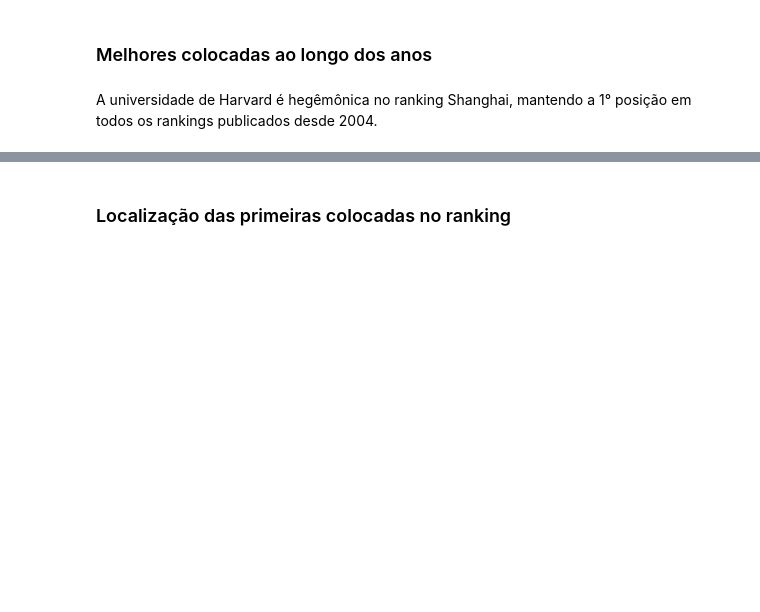
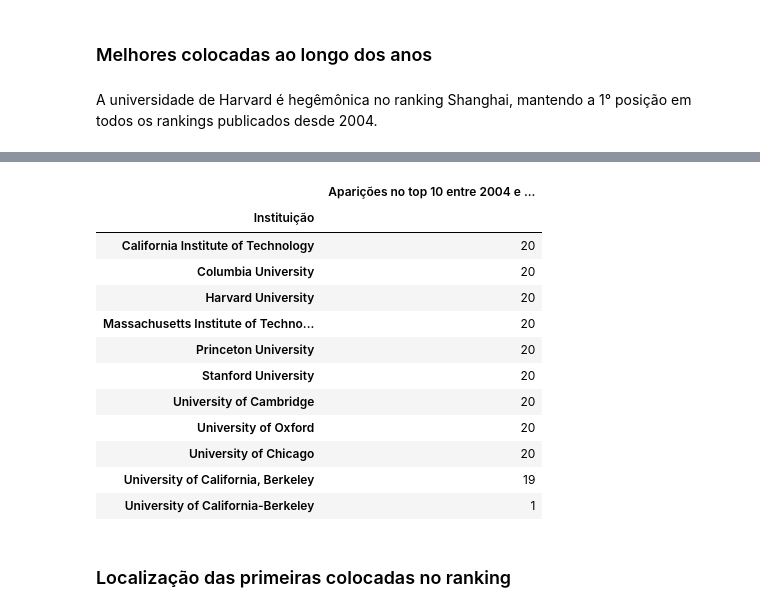
Before and after one commit to RodolfoPCruz/education_analysis, a Jupyter notebook: Shanghai World University Rankings/Shanghai Ranking.ipynb, the cells around one changed output, grey strips where cells are left out. Saved outputs shown, nothing was run; the diff lists cells and outputs as text; code cells hidden in the pictures; blank space fills up the shorter version.

```diff
--- a/Shanghai World University Rankings/Shanghai Ranking.ipynb
+++ b/Shanghai World University Rankings/Shanghai Ranking.ipynb
@@ -185,6 +186,30 @@ top_10
 | 8 | University of Oxford | Princeton University | Princeton University | Princeton University | Princeton University | Princeton University | Columbia University | Columbia University | Columbia University | Columbia University | Columbia University | ... |
 | 9 | Columbia University | University of Chicago | University of Chicago | University of Chicago | University of Chicago | University of Chicago | University of Chicago | University of Chicago | University of Chicago | University of Chicago | University of Chicago | ... |
 | 10 | University of Chicago | University of Oxford | University of Oxford | University of Oxford | University of Oxford | University of Oxford | University of Oxford | University of Oxford | University of Oxford | University of Oxford | University of Oxford | ... |
+# %%
+#Contar numero de universidades diferentes que já entraram no top 10 entre 2004 e 2023
+#As mesmas universidades oucuparam o top 10 em todos os rankingsentre 2004 e 2023
+
+aparicoes_top10_2004_2023=np.array(top_10)
+aparicoes_top10_2004_2023=aparicoes_top10_2004_2023.reshape([-1,1])
+aparicoes_top10_2004_2023=pd.DataFrame(aparicoes_top10_2004_2023)
+aparicoes_top10_2004_2023=pd.DataFrame(aparicoes_top10_2004_2023.value_counts())
+aparicoes_top10_2004_2023.index.names=['Instituição']
+aparicoes_top10_2004_2023.rename(columns={'count':'Aparições no top 10 entre 2004 e 2023'})
+# %% [output]
+|  | Aparições no top 10 entre 2004 e ... |
+| Instituição |  |
+| California Institute of Technology | 20 |
+| Columbia University | 20 |
+| Harvard University | 20 |
+| Massachusetts Institute of Techno... | 20 |
+| Princeton University | 20 |
+| Stanford University | 20 |
+| University of Cambridge | 20 |
+| University of Oxford | 20 |
+| University of Chicago | 20 |
+| University of California, Berkeley | 19 |
+| University of California-Berkeley | 1 |
 # %% [markdown]
 ### Localização das primeiras colocadas no ranking
 # %% [markdown]
```
Also changed, not shown: parts of 3 cells of this notebook, 3 other files.
